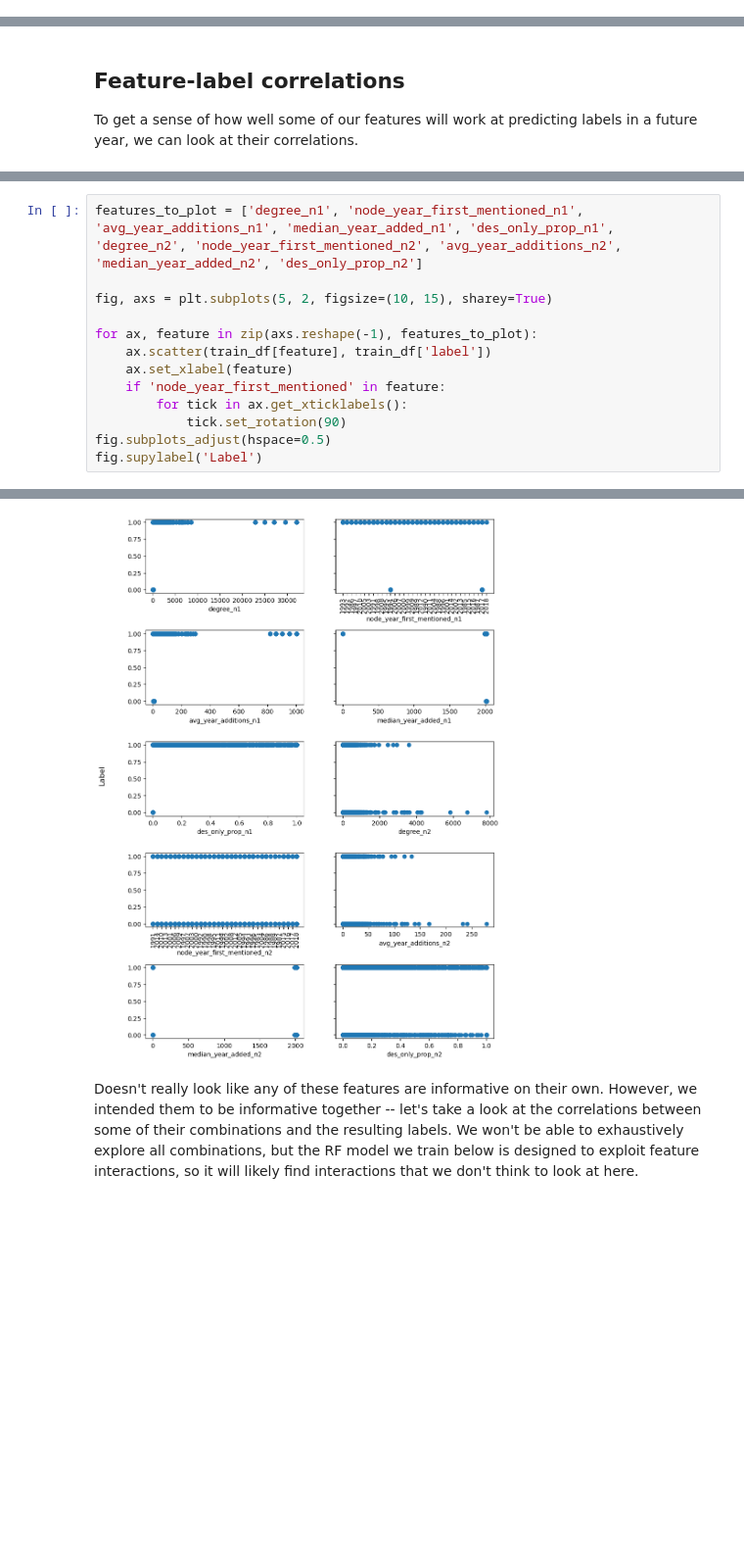
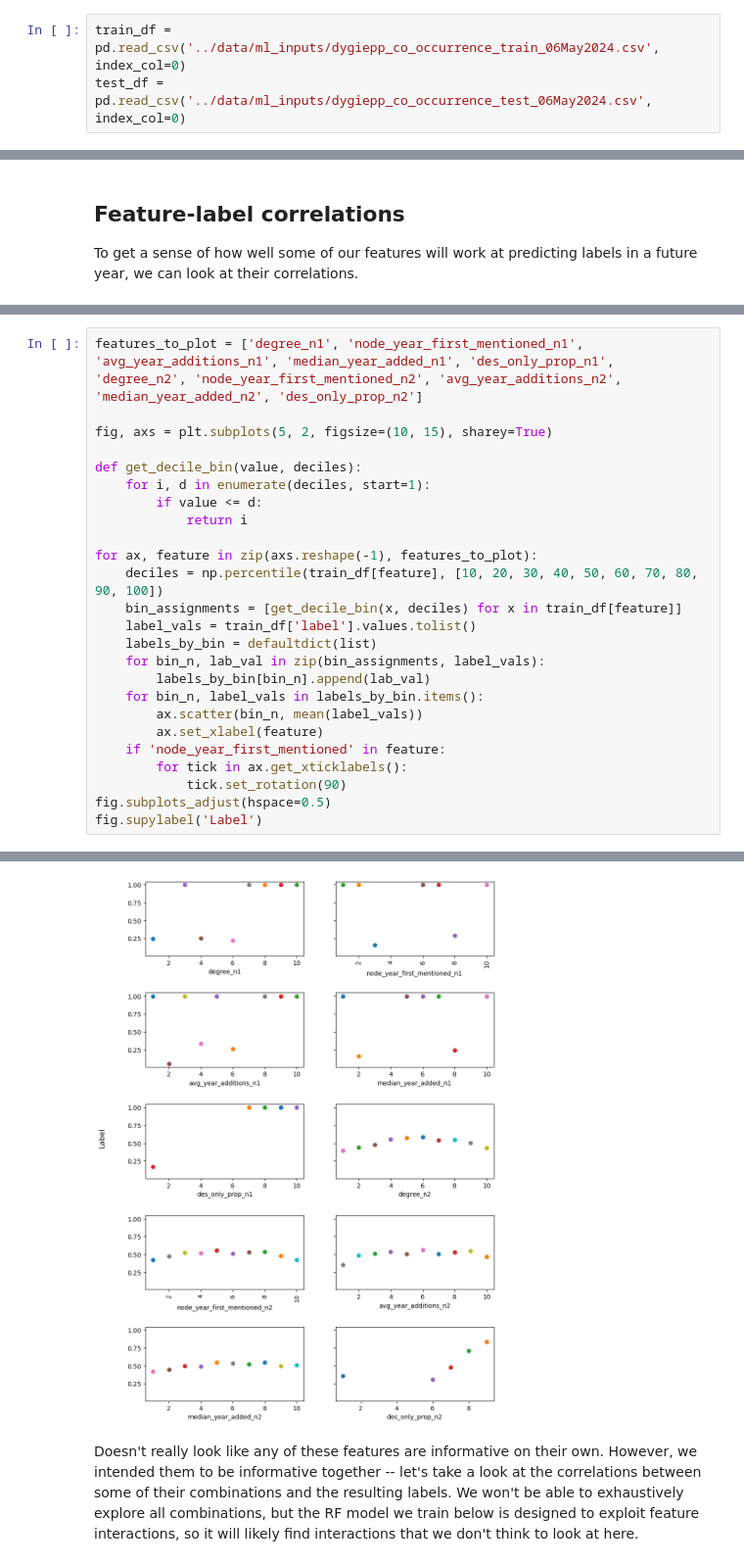
Before and after one commit to serenalotreck/literature-genes, a Jupyter notebook: notebooks/link_prediction.ipynb, the cells around one changed output, grey strips where cells are left out. Shown at 98% size. Saved outputs shown, nothing was run; the diff lists cells and outputs as text; blank space fills up the shorter version.

```diff
--- a/notebooks/link_prediction.ipynb
+++ b/notebooks/link_prediction.ipynb
@@ -509,3 +512,6 @@ Done!
+# %%
+train_df = pd.read_csv('../data/ml_inputs/dygiepp_co_occurrence_train_06May2024.csv', index_col=0)
+test_df = pd.read_csv('../data/ml_inputs/dygiepp_co_occurrence_test_06May2024.csv', index_col=0)
 # %%
 train_df.head()
 # %% [output]
@@ -521,19 +532,31 @@ To get a sense of how well some of our features will work at predicting labels i
 # %%
 features_to_plot = ['degree_n1', 'node_year_first_mentioned_n1', 'avg_year_additions_n1', 'median_year_added_n1', 'des_only_prop_n1', 'degree_n2', 'node_year_first_mentioned_n2', 'avg_year_additions_n2', 'median_year_added_n2', 'des_only_prop_n2']
 
 fig, axs = plt.subplots(5, 2, figsize=(10, 15), sharey=True)
 
+def get_decile_bin(value, deciles):
+    for i, d in enumerate(deciles, start=1):
+        if value <= d:
+            return i
+
 for ax, feature in zip(axs.reshape(-1), features_to_plot):
-    ax.scatter(train_df[feature], train_df['label'])
-    ax.set_xlabel(feature)
+    deciles = np.percentile(train_df[feature], [10, 20, 30, 40, 50, 60, 70, 80, 90, 100])
+    bin_assignments = [get_decile_bin(x, deciles) for x in train_df[feature]]
+    label_vals = train_df['label'].values.tolist()
+    labels_by_bin = defaultdict(list)
+    for bin_n, lab_val in zip(bin_assignments, label_vals):
+        labels_by_bin[bin_n].append(lab_val)
+    for bin_n, label_vals in labels_by_bin.items():
+        ax.scatter(bin_n, mean(label_vals))
+        ax.set_xlabel(feature)
     if 'node_year_first_mentioned' in feature:
         for tick in ax.get_xticklabels():
             tick.set_rotation(90)
 fig.subplots_adjust(hspace=0.5)
 fig.supylabel('Label')
 # %% [output]
 Text(0.02, 0.5, 'Label')
-[figure, old version]
+[figure, new version]
 # %% [markdown]
 Doesn't really look like any of these features are informative on their own. However, we intended them to be informative together -- let's take a look at the correlations between some of their combinations and the resulting labels. We won't be able to exhaustively explore all combinations, but the RF model we train below is designed to exploit feature interactions, so it will likely find interactions that we don't think to look at here.
 # %%
```
Also changed, not shown: parts of 10 cells of this notebook, 5 other files.
